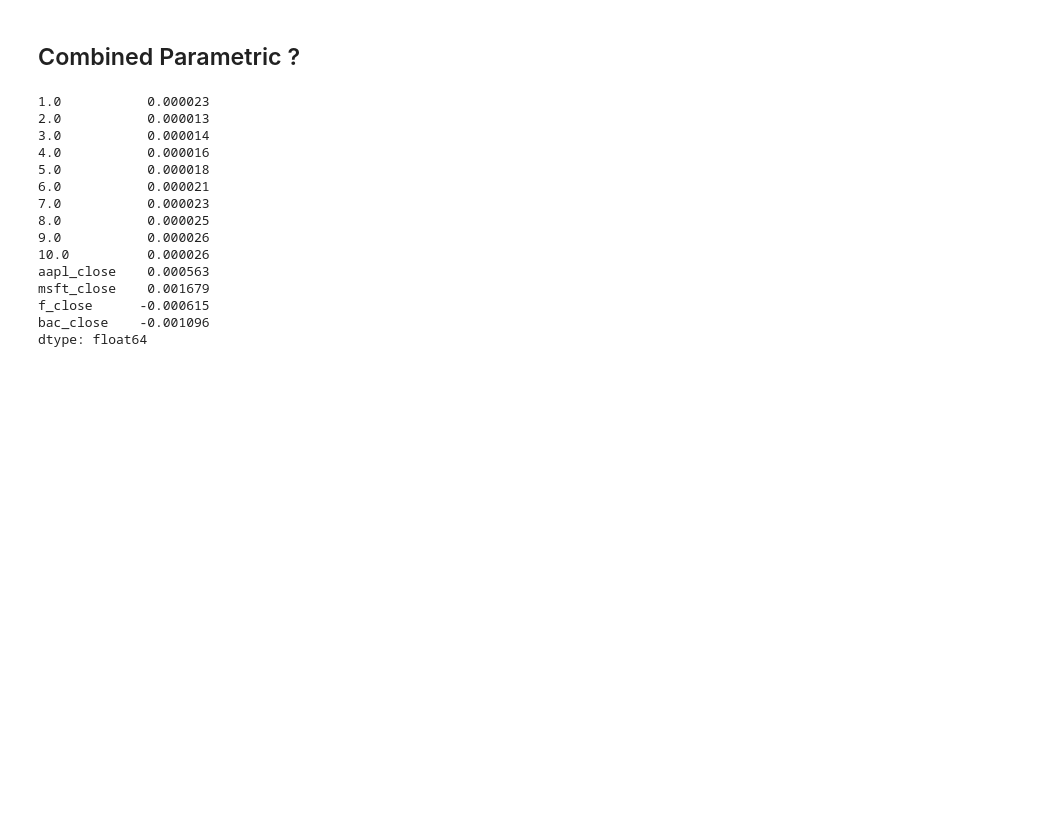
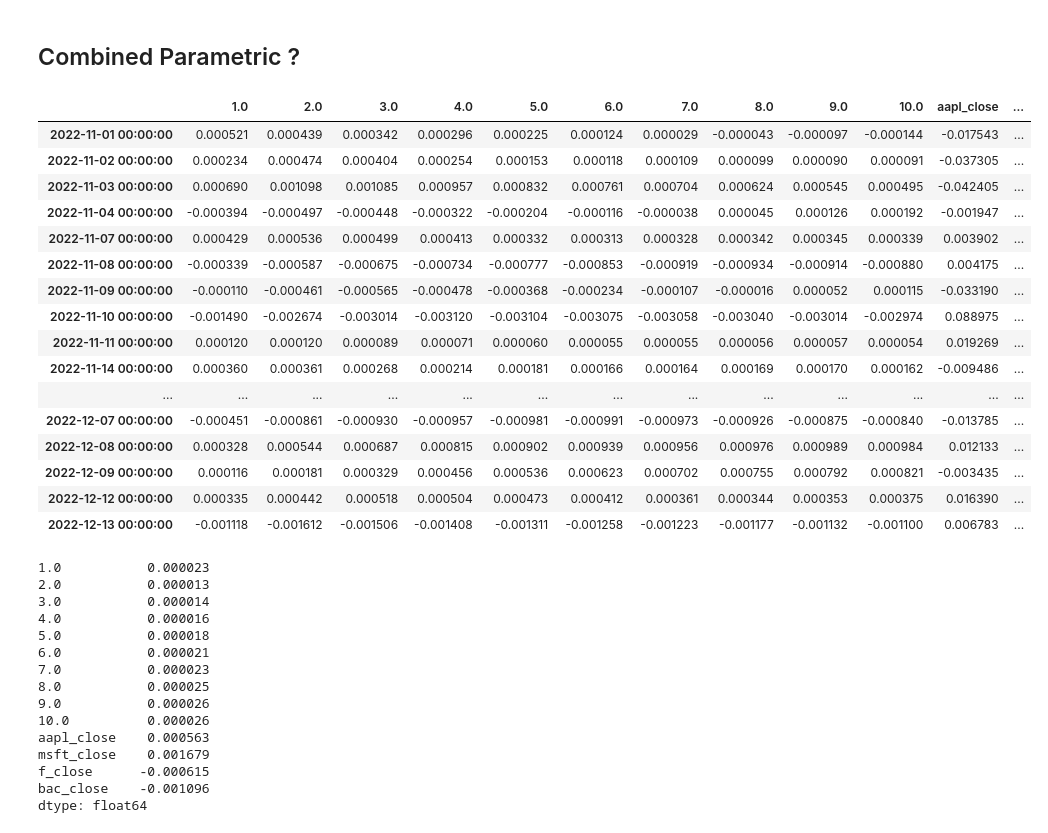
Before and after one commit to kilowiski/risk-analysis-mirror, a Jupyter notebook: var_combined_only.ipynb, the cells around one changed output. Cells and saved outputs as stored; diff of their text form; code cells hidden in the pictures; blank space fills up the shorter version.

```diff
--- a/var_combined_only.ipynb
+++ b/var_combined_only.ipynb
@@ -216,9 +216,27 @@ port_sensitivity.extend(pv01_notional)
 port_sensitivity.extend(curr_stock_val)
 # %%
 # I THINK PROF GOT MISSING DATA
-combined_risk_factor = pd.concat(
-    [swap_raw_abs_change, stock_raw_rel_change], axis=1
-).dropna(axis=0)
+combined_risk_factor = pd.concat([swap_raw_abs_change, stock_raw_rel_change], axis=1)
+# %%
+combined_risk_factor.head(30)
+# %% [output]
+|  | 1.0 | 2.0 | 3.0 | 4.0 | 5.0 | 6.0 | 7.0 | 8.0 | 9.0 | 10.0 | aapl_close | ... |
+| 2022-11-01 00:00:00 | 0.000521 | 0.000439 | 0.000342 | 0.000296 | 0.000225 | 0.000124 | 0.000029 | -0.000043 | -0.000097 | -0.000144 | -0.017543 | ... |
+| 2022-11-02 00:00:00 | 0.000234 | 0.000474 | 0.000404 | 0.000254 | 0.000153 | 0.000118 | 0.000109 | 0.000099 | 0.000090 | 0.000091 | -0.037305 | ... |
+| 2022-11-03 00:00:00 | 0.000690 | 0.001098 | 0.001085 | 0.000957 | 0.000832 | 0.000761 | 0.000704 | 0.000624 | 0.000545 | 0.000495 | -0.042405 | ... |
+| 2022-11-04 00:00:00 | -0.000394 | -0.000497 | -0.000448 | -0.000322 | -0.000204 | -0.000116 | -0.000038 | 0.000045 | 0.000126 | 0.000192 | -0.001947 | ... |
+| 2022-11-07 00:00:00 | 0.000429 | 0.000536 | 0.000499 | 0.000413 | 0.000332 | 0.000313 | 0.000328 | 0.000342 | 0.000345 | 0.000339 | 0.003902 | ... |
+| 2022-11-08 00:00:00 | -0.000339 | -0.000587 | -0.000675 | -0.000734 | -0.000777 | -0.000853 | -0.000919 | -0.000934 | -0.000914 | -0.000880 | 0.004175 | ... |
+| 2022-11-09 00:00:00 | -0.000110 | -0.000461 | -0.000565 | -0.000478 | -0.000368 | -0.000234 | -0.000107 | -0.000016 | 0.000052 | 0.000115 | -0.033190 | ... |
+| 2022-11-10 00:00:00 | -0.001490 | -0.002674 | -0.003014 | -0.003120 | -0.003104 | -0.003075 | -0.003058 | -0.003040 | -0.003014 | -0.002974 | 0.088975 | ... |
+| 2022-11-11 00:00:00 | 0.000120 | 0.000120 | 0.000089 | 0.000071 | 0.000060 | 0.000055 | 0.000055 | 0.000056 | 0.000057 | 0.000054 | 0.019269 | ... |
+| 2022-11-14 00:00:00 | 0.000360 | 0.000361 | 0.000268 | 0.000214 | 0.000181 | 0.000166 | 0.000164 | 0.000169 | 0.000170 | 0.000162 | -0.009486 | ... |
+| ... | ... | ... | ... | ... | ... | ... | ... | ... | ... | ... | ... | ... |
+| 2022-12-07 00:00:00 | -0.000451 | -0.000861 | -0.000930 | -0.000957 | -0.000981 | -0.000991 | -0.000973 | -0.000926 | -0.000875 | -0.000840 | -0.013785 | ... |
+| 2022-12-08 00:00:00 | 0.000328 | 0.000544 | 0.000687 | 0.000815 | 0.000902 | 0.000939 | 0.000956 | 0.000976 | 0.000989 | 0.000984 | 0.012133 | ... |
+| 2022-12-09 00:00:00 | 0.000116 | 0.000181 | 0.000329 | 0.000456 | 0.000536 | 0.000623 | 0.000702 | 0.000755 | 0.000792 | 0.000821 | -0.003435 | ... |
+| 2022-12-12 00:00:00 | 0.000335 | 0.000442 | 0.000518 | 0.000504 | 0.000473 | 0.000412 | 0.000361 | 0.000344 | 0.000353 | 0.000375 | 0.016390 | ... |
+| 2022-12-13 00:00:00 | -0.001118 | -0.001612 | -0.001506 | -0.001408 | -0.001311 | -0.001258 | -0.001223 | -0.001177 | -0.001132 | -0.001100 | 0.006783 | ... |
 # %%
 combined_mean = combined_risk_factor.mean()
 combined_var = combined_risk_factor.cov()
```
Also changed, not shown: parts of 1 cell of this notebook.
